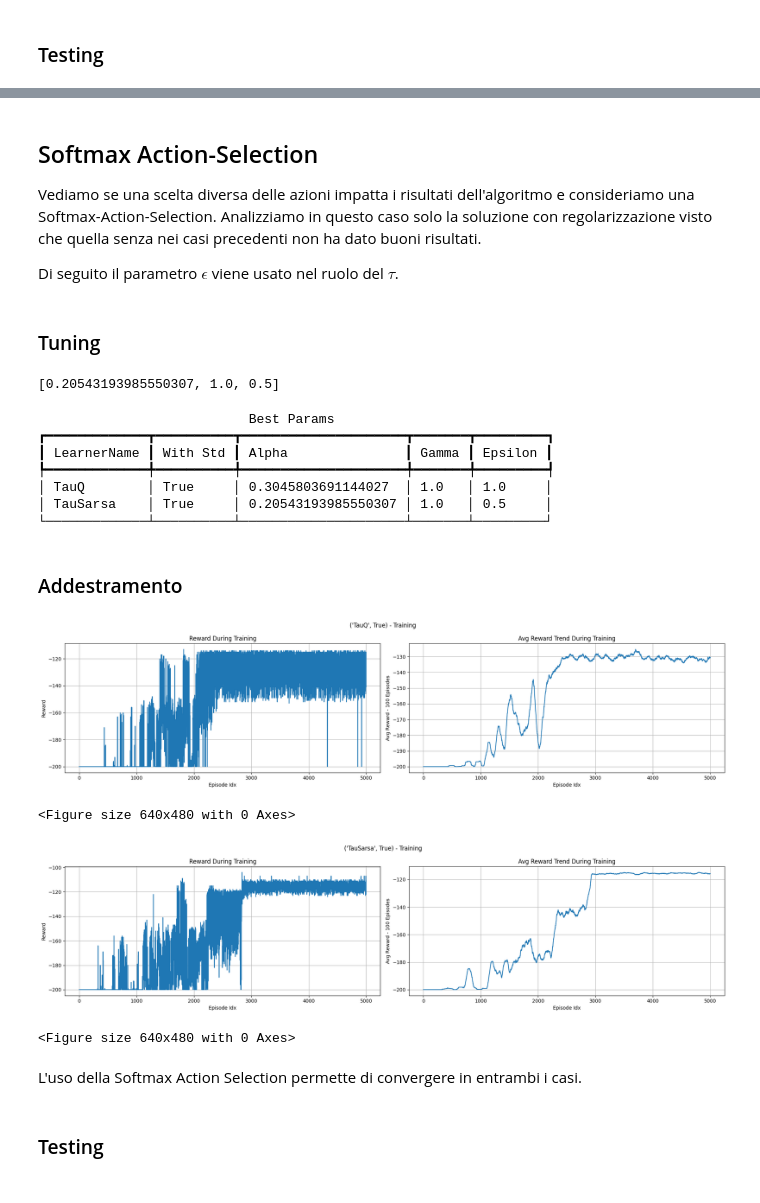
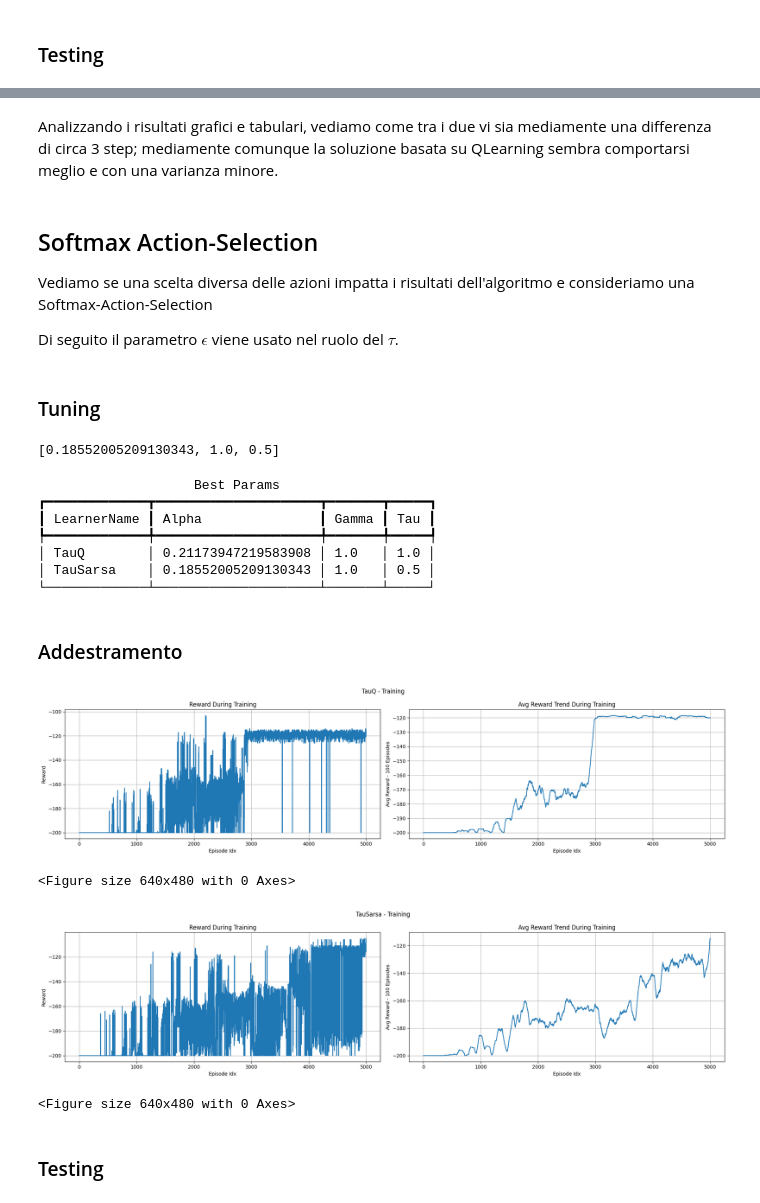
Before and after one commit to SimoneNicosanti/ML_Project, a Jupyter notebook: Project.ipynb, the cells around one changed output, grey strips where cells are left out. Saved outputs shown, nothing was run; the diff lists cells and outputs as text; code cells hidden in the pictures.

```diff
--- a/Project.ipynb
+++ b/Project.ipynb
@@ -543,9 +582,6 @@ if (os.path.exists(EPSILON_PARAMS_FILE_NAME)) :
 else :
     epsilonParamsDict = {}
 
-tuneBucketLearner(EpsilonQ, TRAIN_EPISODES, epsilonParamsDict, EPSILON_PARAMS_FILE_NAME, False)
-tuneBucketLearner(EpsilonSarsa, TRAIN_EPISODES, epsilonParamsDict, EPSILON_PARAMS_FILE_NAME, False)
-
-tuneBucketLearner(EpsilonQ, TRAIN_EPISODES, epsilonParamsDict, EPSILON_PARAMS_FILE_NAME, True)
-tuneBucketLearner(EpsilonSarsa, TRAIN_EPISODES, epsilonParamsDict, EPSILON_PARAMS_FILE_NAME, True)
+tuneBucketLearner(EpsilonQ, TRAIN_EPISODES, epsilonParamsDict, EPSILON_PARAMS_FILE_NAME)
+tuneBucketLearner(EpsilonSarsa, TRAIN_EPISODES, epsilonParamsDict, EPSILON_PARAMS_FILE_NAME)
 # %% [output]
@@ -553,7 +589,7 @@ tuneBucketLearner(EpsilonSarsa, TRAIN_EPISODES, epsilonParamsDict, EPSILON_PARAM
 # %%
-table = buildTable("Best Params", ["LearnerName", "With Std", "Alpha", "Gamma", "Epsilon"], [False, False, True, True, True])
+table = buildTable("Best Params", ["LearnerName", "Alpha", "Gamma", "Epsilon"], [False, False, True, True, True])
 for key in epsilonParamsDict :
-    table.add_row(key[0], str(key[1]), str(epsilonParamsDict[key][0]), str(epsilonParamsDict[key][1]), str(epsilonParamsDict[key][2]))
+    table.add_row(key, str(epsilonParamsDict[key][0]), str(epsilonParamsDict[key][1]), str(epsilonParamsDict[key][2]))
 
 Console().print(table)
 # %% [output]
@@ -599,7 +606,8 @@ def plotTrainTrend(rewardArray : np.ndarray, episodeNum : int, learnerName : str
 # %%
 EPSILON_TRAINED_FILE_NAME = "./EpsilonTrained.pkl"
-def trainAgent(PolicyClass, fileName, trainDict, bestParamsDict, episodeNum, withStd) -> tuple[Policy, np.ndarray] :
-    key = (PolicyClass.__name__, withStd)
+
+def trainAgent(PolicyClass, fileName, trainDict, bestParamsDict, episodeNum) -> tuple[Policy, np.ndarray] :
+    key = PolicyClass.__name__
     if (not key in trainDict) :
         alpha, gamma, epsilon = bestParamsDict[key]
         function = BucketQFunction(SPACE_RANGE, 20, VEL_RANGE, 20, ACTION_SPACE)
@@ -742,6 +664,8 @@ Si fa qui notare che la differenza tra le diverse soluzioni potrebbe dipendere d
+# %% [markdown]
+Analizzando i risultati grafici e tabulari, vediamo come tra i due vi sia mediamente una differenza di circa 3 step; mediamente comunque la soluzione basata su QLearning sembra comportarsi meglio e con una varianza minore.
 # %% [markdown]
 ## Softmax Action-Selection
-Vediamo se una scelta diversa delle azioni impatta i risultati dell'algoritmo e consideriamo una Softmax-Action-Selection. Analizziamo in questo caso solo la soluzione con regolarizzazione visto che quella senza nei casi precedenti non ha dato buoni risultati.
+Vediamo se una scelta diversa delle azioni impatta i risultati dell'algoritmo e consideriamo una Softmax-Action-Selection
 
 Di seguito il parametro $\epsilon$ viene usato nel ruolo del $\tau$.
 # %% [markdown]
@@ -754,44 +678,42 @@ if (os.path.exists(TAU_PARAMS_FILE_NAME)) :
 else :
     tauParamsDict = {}
 
-tuneBucketLearner(TauQ, TRAIN_EPISODES, tauParamsDict, TAU_PARAMS_FILE_NAME, True)
-tuneBucketLearner(TauSarsa, TRAIN_EPISODES, tauParamsDict, TAU_PARAMS_FILE_NAME, True)
+tuneBucketLearner(TauQ, TRAIN_EPISODES, tauParamsDict, TAU_PARAMS_FILE_NAME)
+tuneBucketLearner(TauSarsa, TRAIN_EPISODES, tauParamsDict, TAU_PARAMS_FILE_NAME)
 # %% [output]
-[0.20543193985550307, 1.0, 0.5]
+[0.18552005209130343, 1.0, 0.5]
 # %%
-table = buildTable("Best Params", ["LearnerName", "With Std", "Alpha", "Gamma", "Epsilon"], [False, False, True, True, True])
+table = buildTable("Best Params", ["LearnerName", "Alpha", "Gamma", "Tau"], [False, False, True, True, True])
 for key in tauParamsDict :
-    table.add_row(key[0], str(key[1]), str(tauParamsDict[key][0]), str(tauParamsDict[key][1]), str(tauParamsDict[key][2]))
+    table.add_row(key, str(tauParamsDict[key][0]), str(tauParamsDict[key][1]), str(tauParamsDict[key][2]))
 
 Console().print(table)
 # %% [output]
-                           Best Params
-┏━━━━━━━━━━━━━┳━━━━━━━━━━┳━━━━━━━━━━━━━━━━━━━━━┳━━━━━━━┳━━━━━━━━━┓
-┃ LearnerName ┃ With Std ┃ Alpha               ┃ Gamma ┃ Epsilon ┃
-┡━━━━━━━━━━━━━╇━━━━━━━━━━╇━━━━━━━━━━━━━━━━━━━━━╇━━━━━━━╇━━━━━━━━━┩
-│ TauQ        │ True     │ 0.3045803691144027  │ 1.0   │ 1.0     │
-│ TauSarsa    │ True     │ 0.20543193985550307 │ 1.0   │ 0.5     │
-└─────────────┴──────────┴─────────────────────┴───────┴─────────┘
+                    Best Params
+┏━━━━━━━━━━━━━┳━━━━━━━━━━━━━━━━━━━━━┳━━━━━━━┳━━━━━┓
+┃ LearnerName ┃ Alpha               ┃ Gamma ┃ Tau ┃
+┡━━━━━━━━━━━━━╇━━━━━━━━━━━━━━━━━━━━━╇━━━━━━━╇━━━━━┩
+│ TauQ        │ 0.21173947219583908 │ 1.0   │ 1.0 │
+│ TauSarsa    │ 0.18552005209130343 │ 1.0   │ 0.5 │
+└─────────────┴─────────────────────┴───────┴─────┘
 # %% [markdown]
 ### Addestramento
 # %%
 TAU_TRAINED_FILE_NAME = "TauTrained.pkl"
 
 if (os.path.exists(TAU_TRAINED_FILE_NAME)) :
     with open(TAU_TRAINED_FILE_NAME, 'rb') as f:
         tauTrainedDict = pickle.load(f)
 else :
     tauTrainedDict = {}
 
-tauQ, _ = trainAgent(TauQ, TAU_TRAINED_FILE_NAME, tauTrainedDict, tauParamsDict, TRAIN_EPISODES, True)
-tauSarsa, _ = trainAgent(TauSarsa, TAU_TRAINED_FILE_NAME, tauTrainedDict, tauParamsDict, TRAIN_EPISODES, True)
+tauQ, _ = trainAgent(TauQ, TAU_TRAINED_FILE_NAME, tauTrainedDict, tauParamsDict, TRAIN_EPISODES)
+tauSarsa, _ = trainAgent(TauSarsa, TAU_TRAINED_FILE_NAME, tauTrainedDict, tauParamsDict, TRAIN_EPISODES)
 # %% [output]
-[figure, old version]
+[figure, new version]
 <Figure size 640x480 with 0 Axes>
-[figure, old version]
+[figure, new version]
 <Figure size 640x480 with 0 Axes>
-# %% [markdown]
-L'uso della Softmax Action Selection permette di convergere in entrambi i casi.
 # %% [markdown]
 ### Testing
 # %%
```
Also changed, not shown: parts of 60 cells of this notebook, 10 other files.
